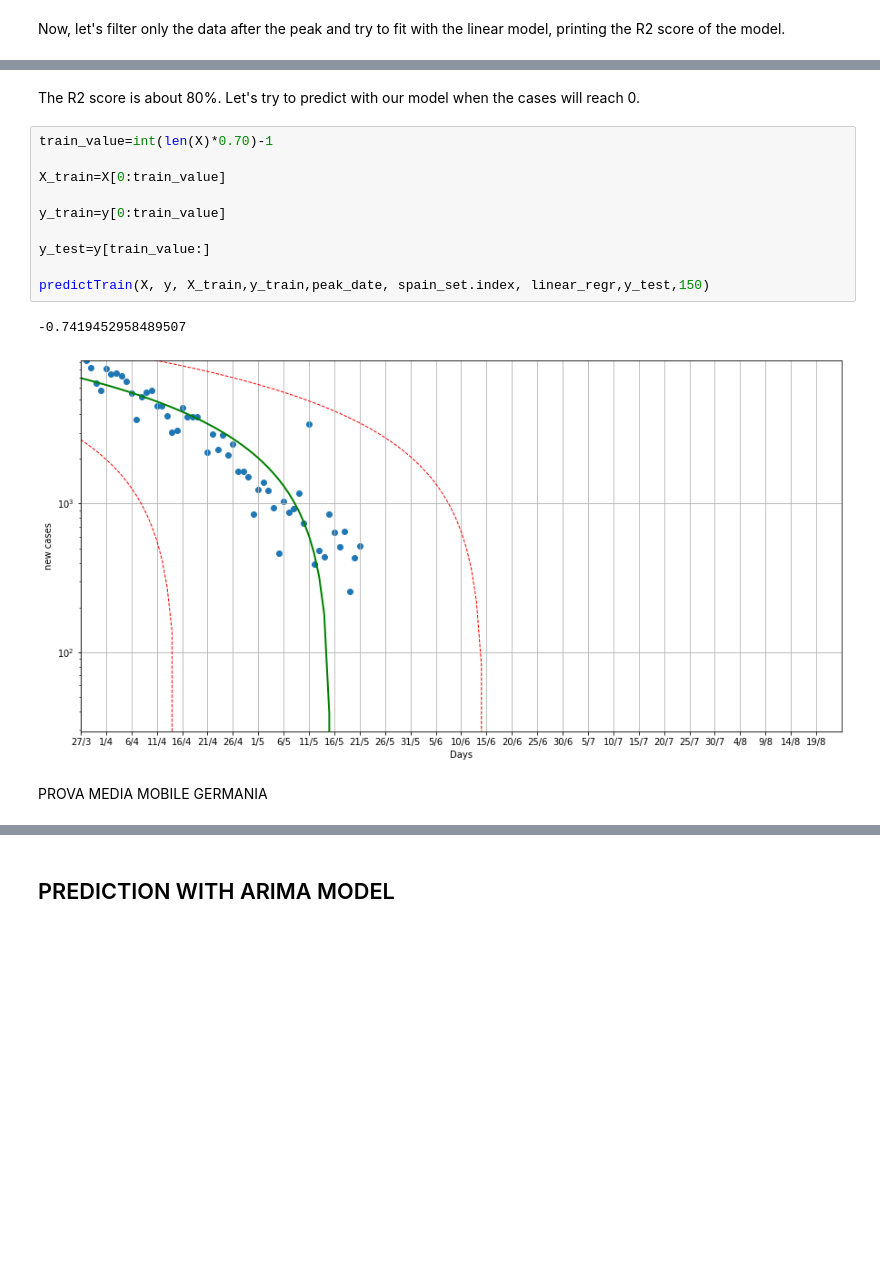
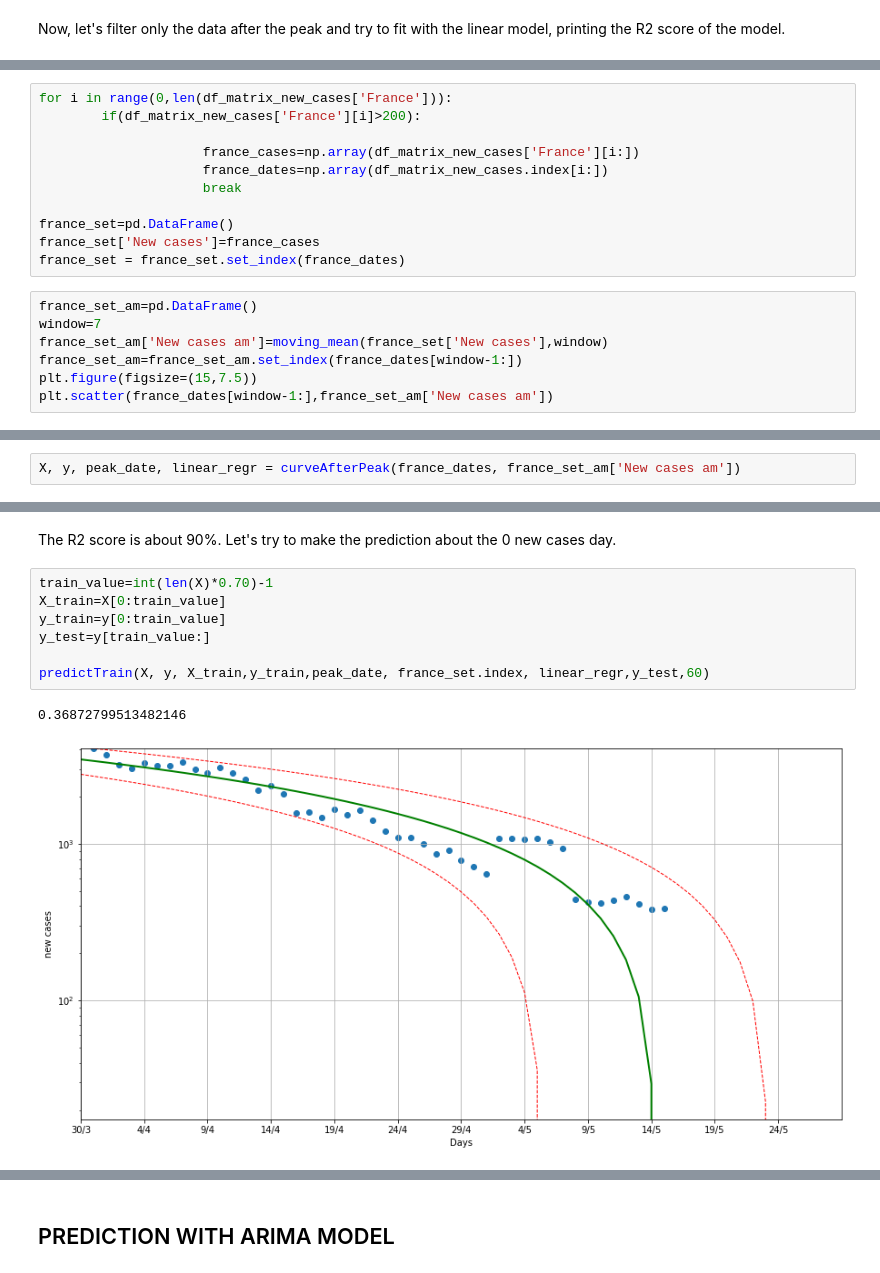
Before and after one commit to Mattia81/DataScienceForBusiness, a Jupyter notebook: COVID19_analysis/COVID19_analysis.ipynb, the cells around one changed output, grey strips where cells are left out. Cells and saved outputs as stored; diff of their text form; blank space fills up the shorter version.

```diff
--- a/COVID19_analysis/COVID19_analysis.ipynb
+++ b/COVID19_analysis/COVID19_analysis.ipynb
@@ -1485,0 +1493,18 @@ Linear Regression Model Score: 0.8012499331158528
+# %%
+for i in range(0,len(df_matrix_new_cases['France'])):
+        if(df_matrix_new_cases['France'][i]>200):
+
+                     france_cases=np.array(df_matrix_new_cases['France'][i:])
+                     france_dates=np.array(df_matrix_new_cases.index[i:])
+                     break
+
+france_set=pd.DataFrame()
+france_set['New cases']=france_cases
+france_set = france_set.set_index(france_dates)
+# %%
+france_set_am=pd.DataFrame()
+window=7
+france_set_am['New cases am']=moving_mean(france_set['New cases'],window)
+france_set_am=france_set_am.set_index(france_dates[window-1:])
+plt.figure(figsize=(15,7.5))
+plt.scatter(france_dates[window-1:],france_set_am['New cases am'])
@@ -1485,0 +1516,2 @@ Linear Regression Model Score: 0.8012499331158528
+# %%
+X, y, peak_date, linear_regr = curveAfterPeak(france_dates, france_set_am['New cases am'])
@@ -1486,17 +1521,12 @@ Linear Regression Model Score: 0.8012499331158528
 # %% [markdown]
-The R2 score is about 80%. Let's try to predict with our model when the cases will reach 0.
+The R2 score is about 90%. Let's try to make the prediction about the 0 new cases day.
 # %%
 train_value=int(len(X)*0.70)-1
-
 X_train=X[0:train_value]
-
 y_train=y[0:train_value]
-
 y_test=y[train_value:]
 
-predictTrain(X, y, X_train,y_train,peak_date, spain_set.index, linear_regr,y_test,150)
+predictTrain(X, y, X_train,y_train,peak_date, france_set.index, linear_regr,y_test,60)
 # %% [output]
--0.7419452958489507
+0.36872799513482146
-[figure, old version]
+[figure, new version]
-# %% [markdown]
-PROVA MEDIA MOBILE GERMANIA
```
Also changed, not shown: parts of 105 cells of this notebook, 1 other file.
